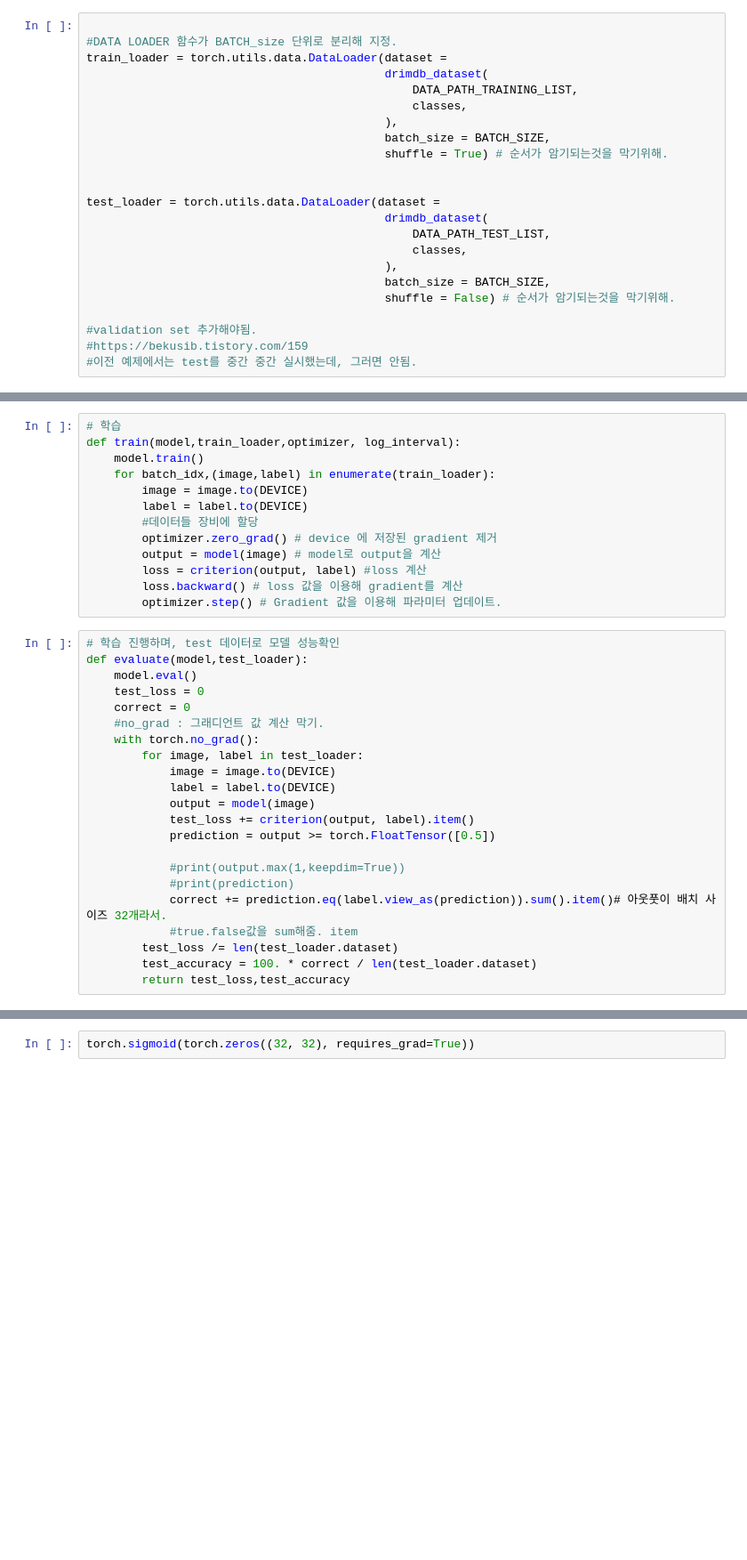
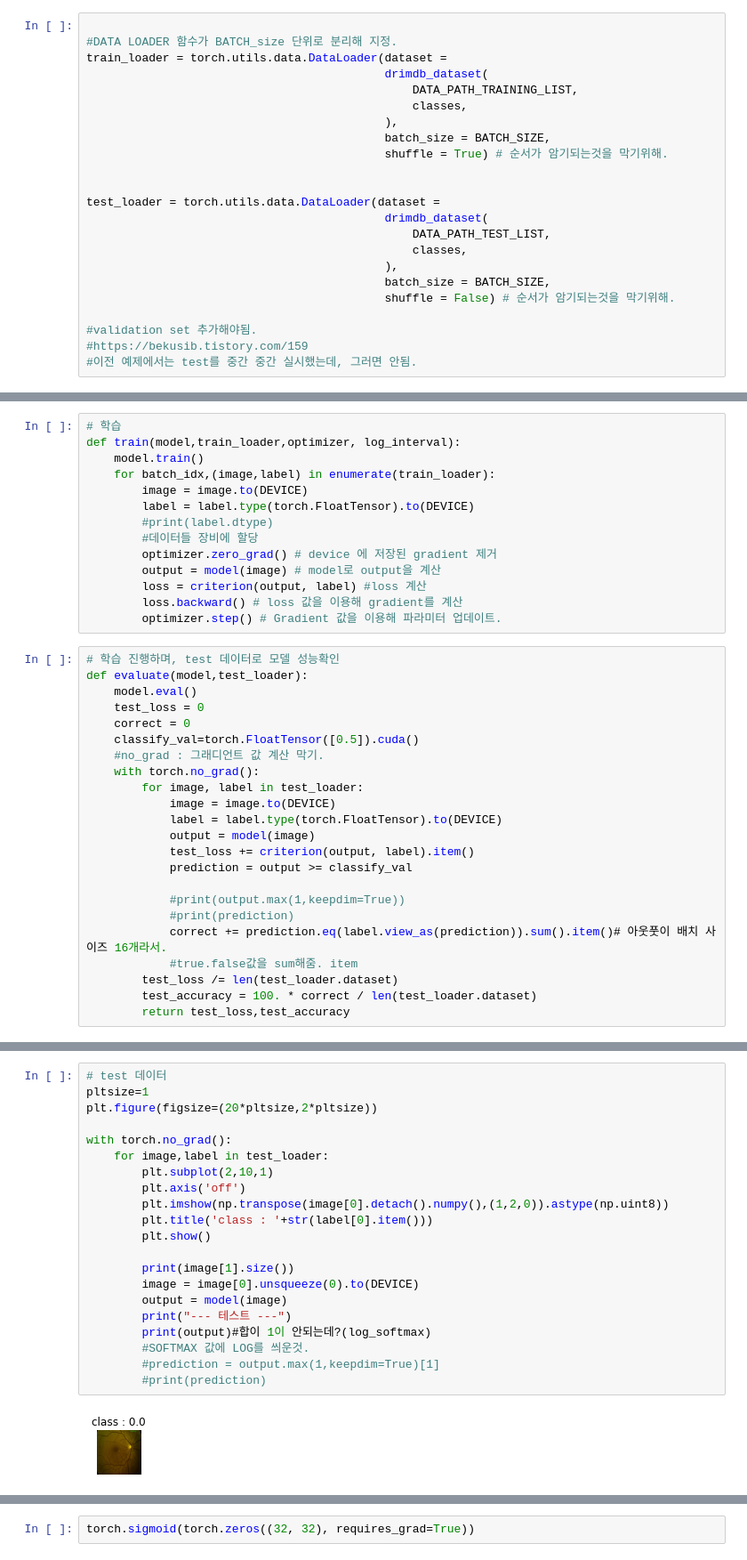
Before and after one commit to bub3690/medical_lab_semina, a Jupyter notebook: papers/EyeQual/EyeQual구현.ipynb, the cells around one changed output, grey strips where cells are left out. Shown: that part at 89% size. Saved outputs shown, nothing was run; the diff lists cells and outputs as text; blank space fills up the shorter version.

```diff
--- a/papers/EyeQual/EyeQual구현.ipynb
+++ b/papers/EyeQual/EyeQual구현.ipynb
@@ -365,7 +403,8 @@ def train(model,train_loader,optimizer, log_interval):
     model.train()
     for batch_idx,(image,label) in enumerate(train_loader):
         image = image.to(DEVICE)
-        label = label.to(DEVICE)
+        label = label.type(torch.FloatTensor).to(DEVICE)
+        #print(label.dtype)
         #데이터들 장비에 할당
         optimizer.zero_grad() # device 에 저장된 gradient 제거
         output = model(image) # model로 output을 계산
@@ -378,18 +417,19 @@ def evaluate(model,test_loader):
     model.eval()
     test_loss = 0
     correct = 0
+    classify_val=torch.FloatTensor([0.5]).cuda()
     #no_grad : 그래디언트 값 계산 막기.
     with torch.no_grad():
         for image, label in test_loader:
             image = image.to(DEVICE)
-            label = label.to(DEVICE)
+            label = label.type(torch.FloatTensor).to(DEVICE)
             output = model(image)
             test_loss += criterion(output, label).item()
-            prediction = output >= torch.FloatTensor([0.5])
+            prediction = output >= classify_val
 
             #print(output.max(1,keepdim=True))
             #print(prediction)
-            correct += prediction.eq(label.view_as(prediction)).sum().item()# 아웃풋이 배치 사이즈 32개라서.
+            correct += prediction.eq(label.view_as(prediction)).sum().item()# 아웃풋이 배치 사이즈 16개라서.
             #true.false값을 sum해줌. item
         test_loss /= len(test_loader.dataset)
         test_accuracy = 100. * correct / len(test_loader.dataset)
@@ -409,0 +462,23 @@ RuntimeError: CUDA out of memory. Tried to allocate 160.00 MiB (GPU 0; 2.00 GiB
+# %%
+# test 데이터
+pltsize=1
+plt.figure(figsize=(20*pltsize,2*pltsize))
+
+with torch.no_grad():
+    for image,label in test_loader:
+        plt.subplot(2,10,1)
+        plt.axis('off')
+        plt.imshow(np.transpose(image[0].detach().numpy(),(1,2,0)).astype(np.uint8))
+        plt.title('class : '+str(label[0].item()))
+        plt.show()
+
+        print(image[1].size())
+        image = image[0].unsqueeze(0).to(DEVICE)
+        output = model(image)
+        print("--- 테스트 ---")
+        print(output)#합이 1이 안되는데?(log_softmax)
+        #SOFTMAX 값에 LOG를 씌운것.
+        #prediction = output.max(1,keepdim=True)[1]
+        #print(prediction)
+# %% [output]
+[figure, added]
```
Also changed, not shown: parts of 17 cells of this notebook, 5 other files.
